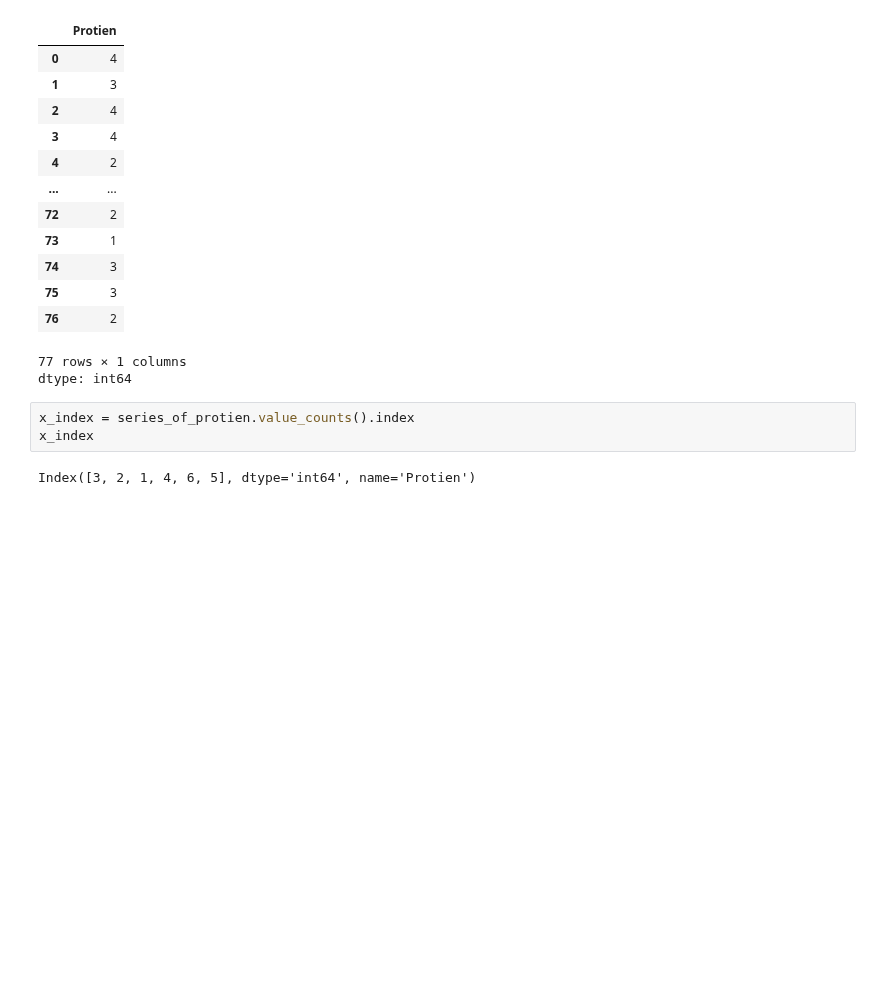
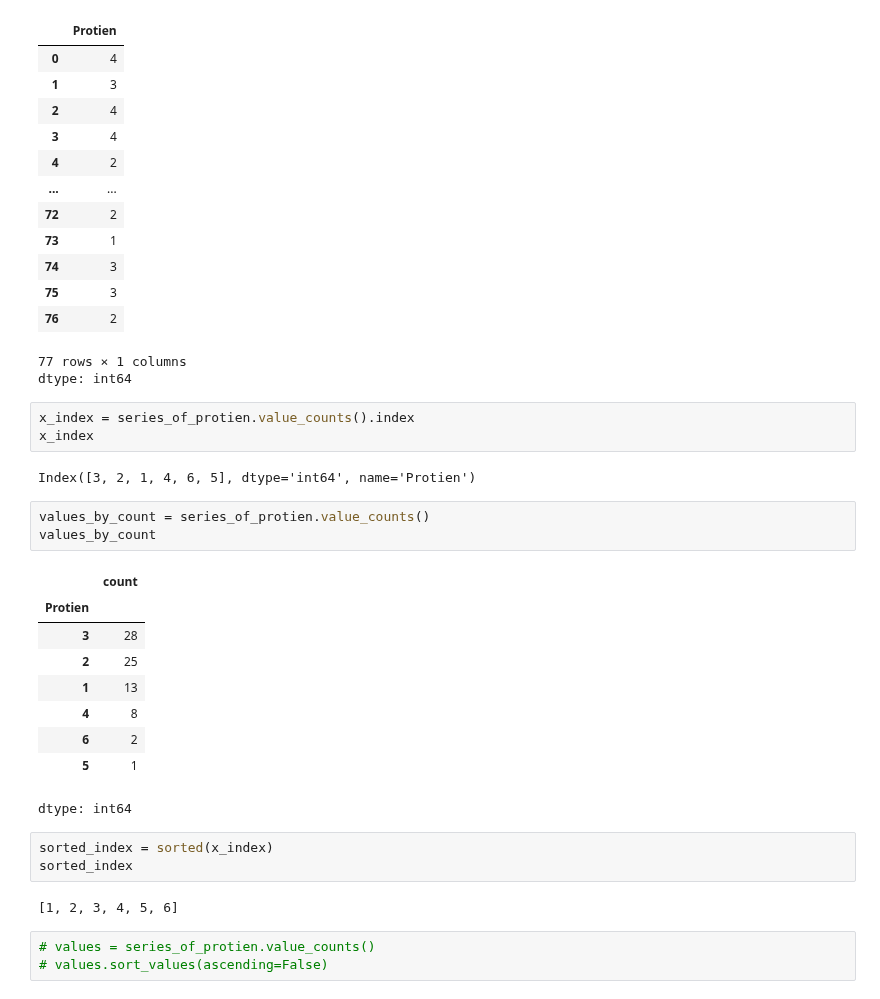
Before and after one commit to msarkar92/pandas-basics, a Jupyter notebook: Day_7_Copy_of_pandas_+_visualization.ipynb, the cells around one changed output. Saved outputs shown, nothing was run; the diff lists cells and outputs as text; blank space fills up the shorter version.

```diff
--- a/Day_7_Copy_of_pandas_+_visualization.ipynb
+++ b/Day_7_Copy_of_pandas_+_visualization.ipynb
@@ -655,6 +655,27 @@ x_index = series_of_protien.value_counts().index
 x_index
 # %% [output]
 Index([3, 2, 1, 4, 6, 5], dtype='int64', name='Protien')
+# %%
+values_by_count = series_of_protien.value_counts()
+values_by_count
+# %% [output]
+|  | count |
+| Protien |  |
+| 3 | 28 |
+| 2 | 25 |
+| 1 | 13 |
+| 4 | 8 |
+| 6 | 2 |
+| 5 | 1 |
+dtype: int64
+# %%
+sorted_index = sorted(x_index)
+sorted_index
+# %% [output]
+[1, 2, 3, 4, 5, 6]
+# %%
+# values = series_of_protien.value_counts()
+# values.sort_values(ascending=False)
 # %%
 # df.groupby('category')['calculated_discount'].mean().plot(kind="bar")
 # series_of_protien.plot(kind='bar')
```
Also changed, not shown: parts of 6 cells of this notebook.
